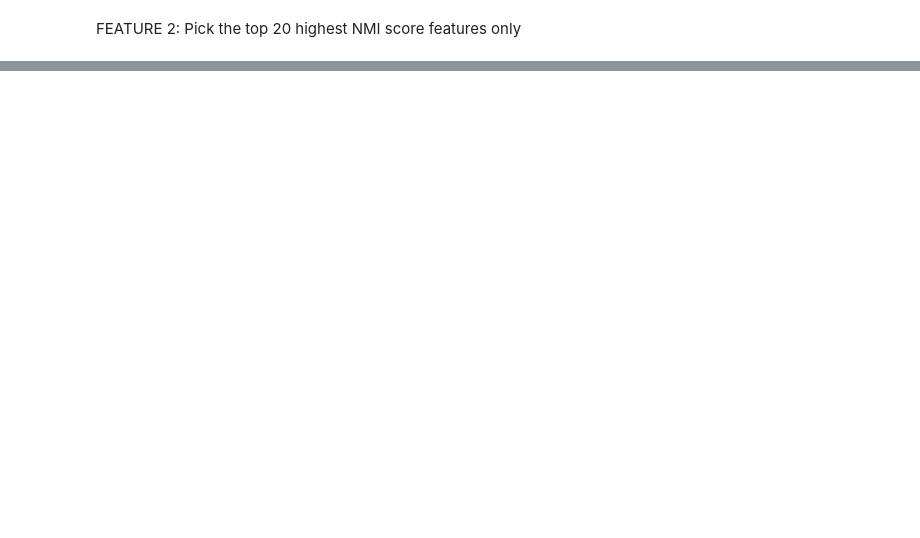
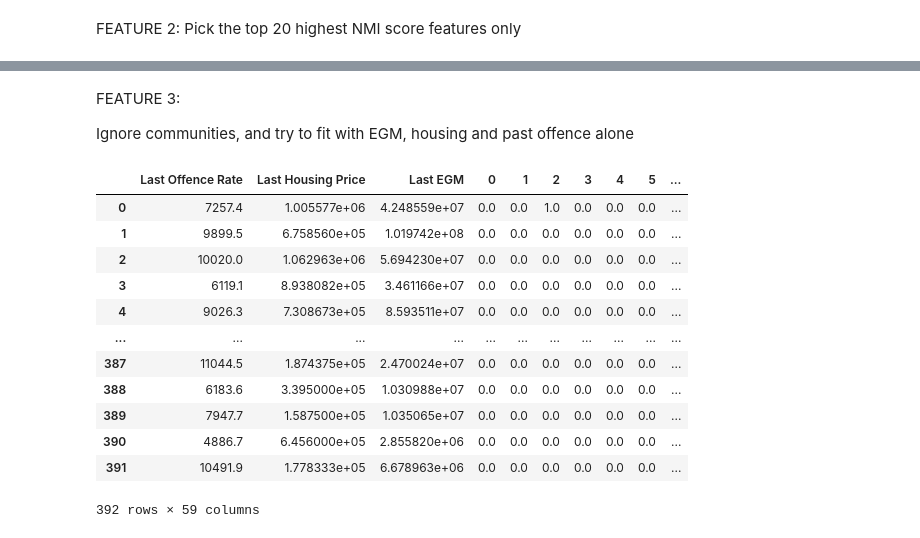
Before and after one commit to khangluong2004/COMP20008_Assignment2, a Jupyter notebook: khang/model.ipynb, the cells around one changed output, grey strips where cells are left out. Drawn from its saved outputs; the diff is of its cells as text; code cells hidden in the pictures; blank space fills up the shorter version.

```diff
--- a/khang/model.ipynb
+++ b/khang/model.ipynb
@@ -475,0 +486,48 @@ Name: count, dtype: int64
+# %% [markdown]
+FEATURE 3:
+
+Ignore communities, and try to fit with EGM, housing and past offence alone
+# %%
+from sklearn.preprocessing import OneHotEncoder
+
+modelData = offences[(offences["Year"] >= 2015) & (offences["Year"] <= 2021)]
+modelData = pd.merge(left=modelData, right=communities, how="left", on="LGA")
+
+for idx, row in modelData.iterrows():
+    modelData.loc[idx, "Last Offence Rate"] = offences[(offences["LGA"] == row["LGA"])
+                                            & (offences["Year"] == row["Year"] - 1)]["Rate per 100,000 population"].iloc[0]
+    modelData.loc[idx, "Last Housing Price"] = housingPrices.loc[row["LGA"]][str(row["Year"] - 1)]
+    modelData.loc[idx, "Last EGM"] = egm.loc[row["LGA"]][str(row["Year"] - 1)]
+
+# Drop all except the time series one
+dropCol = [col for col in modelData.columns if col not in ["Last Offence Rate", "Last Housing Price",
+                                                           "Last EGM", "LGA"]]
+modelData = modelData.drop(columns=dropCol)
+
+
+# One hot the LGA - Use inverse transform from the encoder to get back the lga
+
+oneHotEncoder = OneHotEncoder(handle_unknown='ignore').fit(np.array(modelData["LGA"]).reshape(-1, 1))
+oneHotLGA = pd.DataFrame(oneHotEncoder
+                         .transform(np.array(modelData["LGA"]).reshape(-1, 1))
+                         .toarray())
+modelData = modelData.join(oneHotLGA)
+modelData = modelData.drop(columns=["LGA"])
+
+modelData.columns = modelData.columns.astype('str')
+
+modelData
+# %% [output]
+|  | Last Offence Rate | Last Housing Price | Last EGM | 0 | 1 | 2 | 3 | 4 | 5 | ... |
+| 0 | 7257.4 | 1.005577e+06 | 4.248559e+07 | 0.0 | 0.0 | 1.0 | 0.0 | 0.0 | 0.0 | ... |
+| 1 | 9899.5 | 6.758560e+05 | 1.019742e+08 | 0.0 | 0.0 | 0.0 | 0.0 | 0.0 | 0.0 | ... |
+| 2 | 10020.0 | 1.062963e+06 | 5.694230e+07 | 0.0 | 0.0 | 0.0 | 0.0 | 0.0 | 0.0 | ... |
+| 3 | 6119.1 | 8.938082e+05 | 3.461166e+07 | 0.0 | 0.0 | 0.0 | 0.0 | 0.0 | 0.0 | ... |
+| 4 | 9026.3 | 7.308673e+05 | 8.593511e+07 | 0.0 | 0.0 | 0.0 | 0.0 | 0.0 | 0.0 | ... |
+| ... | ... | ... | ... | ... | ... | ... | ... | ... | ... | ... |
+| 387 | 11044.5 | 1.874375e+05 | 2.470024e+07 | 0.0 | 0.0 | 0.0 | 0.0 | 0.0 | 0.0 | ... |
+| 388 | 6183.6 | 3.395000e+05 | 1.030988e+07 | 0.0 | 0.0 | 0.0 | 0.0 | 0.0 | 0.0 | ... |
+| 389 | 7947.7 | 1.587500e+05 | 1.035065e+07 | 0.0 | 0.0 | 0.0 | 0.0 | 0.0 | 0.0 | ... |
+| 390 | 4886.7 | 6.456000e+05 | 2.855820e+06 | 0.0 | 0.0 | 0.0 | 0.0 | 0.0 | 0.0 | ... |
+| 391 | 10491.9 | 1.778333e+05 | 6.678963e+06 | 0.0 | 0.0 | 0.0 | 0.0 | 0.0 | 0.0 | ... |
+392 rows × 59 columns
```
Also changed, not shown: parts of 7 cells of this notebook, 3 other files.
